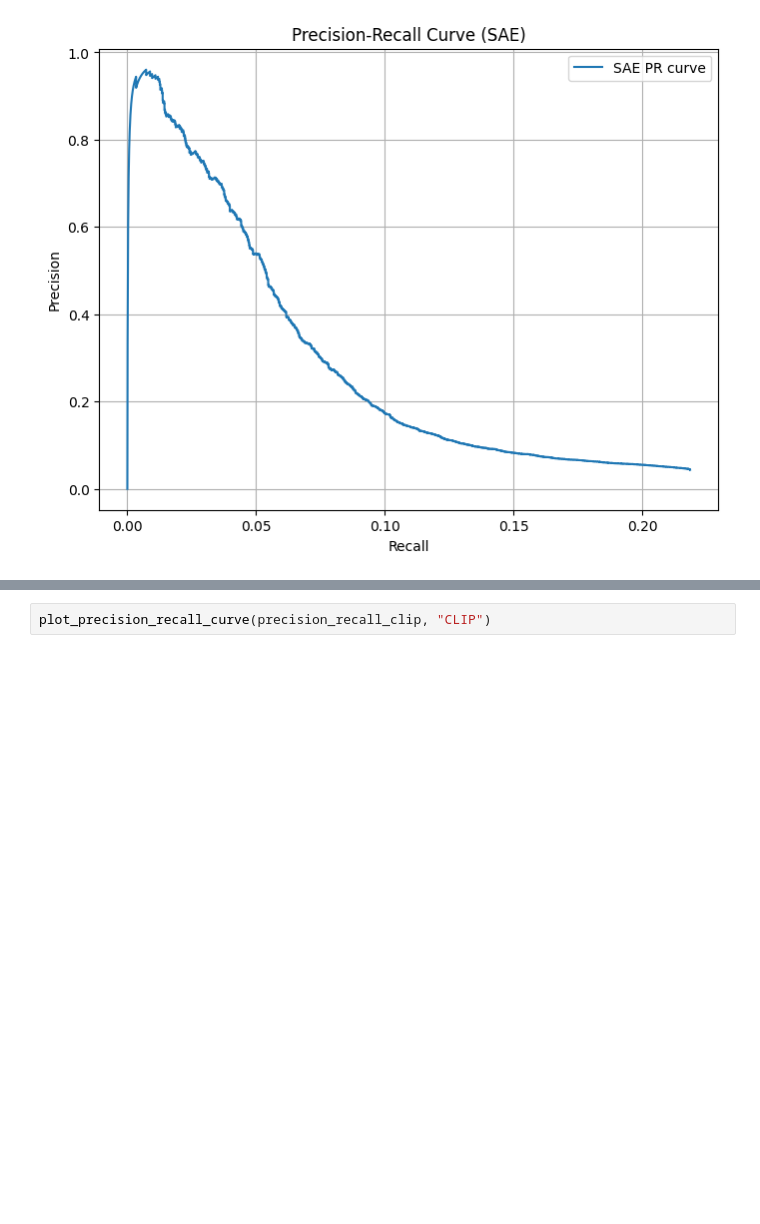
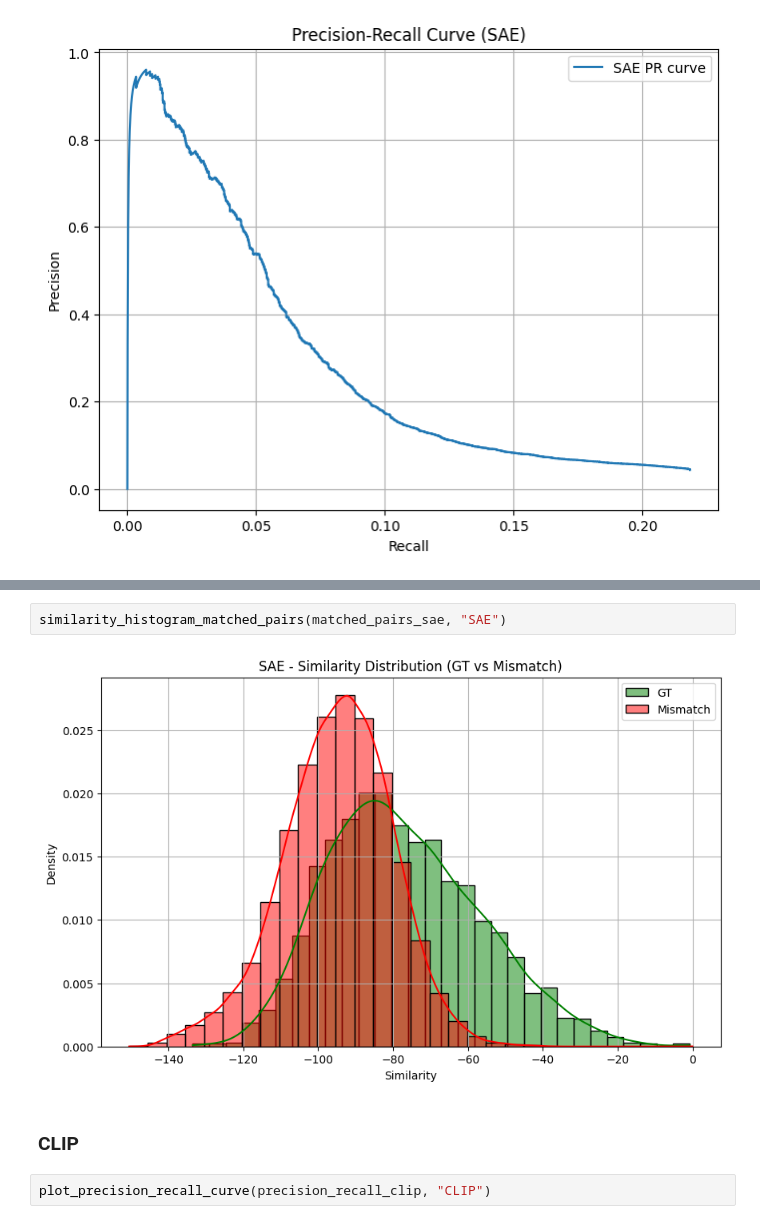
Before and after one commit to piechotam/spire, a Jupyter notebook: visualizations.ipynb, the cells around one changed output, grey strips where cells are left out. Drawn from its saved outputs; the diff is of its cells as text; blank space fills up the shorter version.

Commit message:
add histograms

```diff
--- a/visualizations.ipynb
+++ b/visualizations.ipynb
@@ -14,3 +20,9 @@ plot_precision_recall_curve(precision_recall_sae, "SAE")
+# %%
+similarity_histogram_matched_pairs(matched_pairs_sae, "SAE")
+# %% [output]
+[figure, added]
+# %% [markdown]
+### **CLIP**
 # %%
 plot_precision_recall_curve(precision_recall_clip, "CLIP")
 # %% [output]
```
Also changed, not shown: parts of 9 cells of this notebook, 1 other file.
